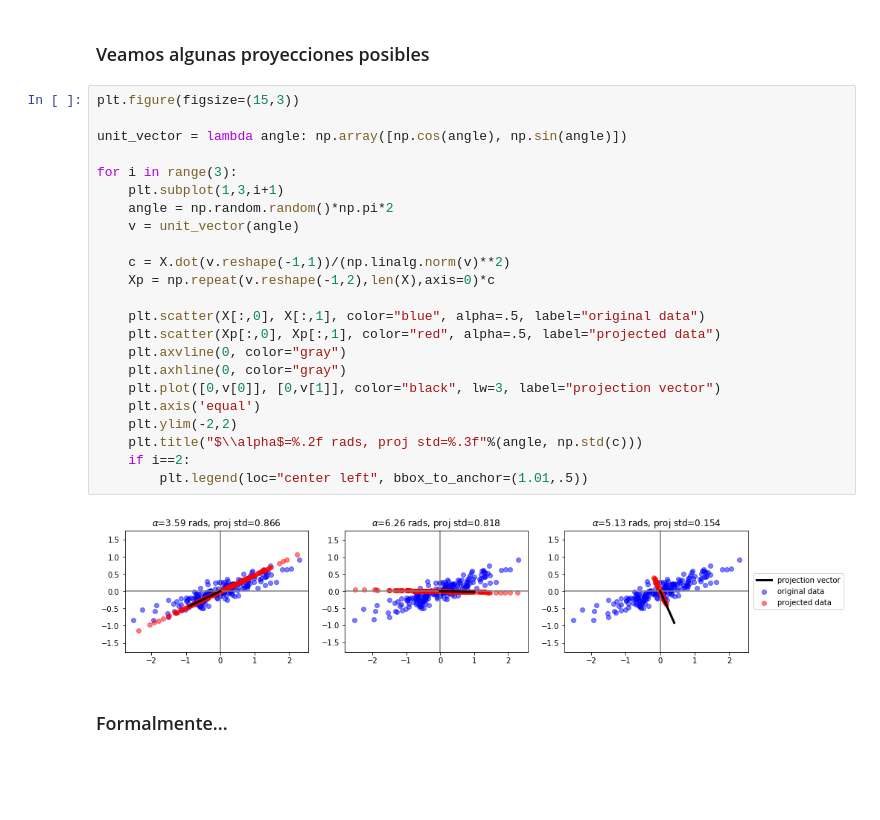
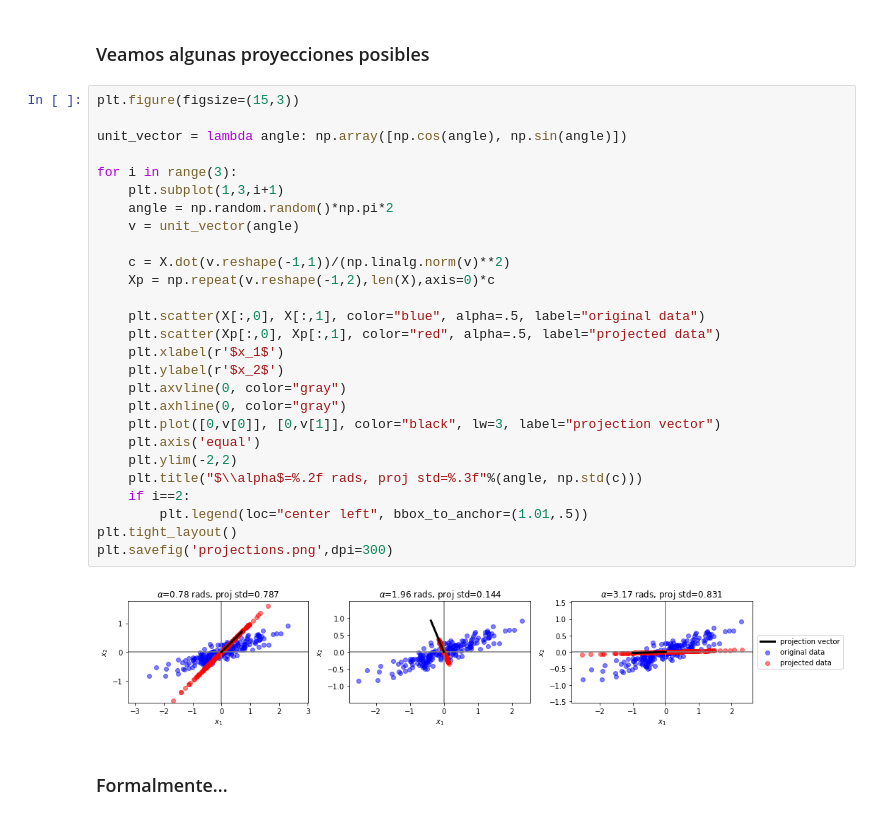
Before and after one commit to jdariasl/ML_2020, a Jupyter notebook: Clase 19 - Análisis de Componentes Principales.ipynb, the cells around one changed output. Drawn from its saved outputs; the diff is of its cells as text; blank space fills up the shorter version.

```diff
--- a/Clase 19 - Análisis de Componentes Principales.ipynb
+++ b/Clase 19 - Análisis de Componentes Principales.ipynb
@@ -38,28 +42,32 @@ plt.scatter(X[:,0], X[:,1])
 # %%
 plt.figure(figsize=(15,3))
 
 unit_vector = lambda angle: np.array([np.cos(angle), np.sin(angle)])
 
 for i in range(3):
     plt.subplot(1,3,i+1)
     angle = np.random.random()*np.pi*2
     v = unit_vector(angle)
 
     c = X.dot(v.reshape(-1,1))/(np.linalg.norm(v)**2)
     Xp = np.repeat(v.reshape(-1,2),len(X),axis=0)*c
 
     plt.scatter(X[:,0], X[:,1], color="blue", alpha=.5, label="original data")
     plt.scatter(Xp[:,0], Xp[:,1], color="red", alpha=.5, label="projected data")
+    plt.xlabel(r'$x_1$')
+    plt.ylabel(r'$x_2$')
     plt.axvline(0, color="gray")
     plt.axhline(0, color="gray")
     plt.plot([0,v[0]], [0,v[1]], color="black", lw=3, label="projection vector")
     plt.axis('equal')
     plt.ylim(-2,2)
     plt.title("$\\alpha$=%.2f rads, proj std=%.3f"%(angle, np.std(c)))
     if i==2:
         plt.legend(loc="center left", bbox_to_anchor=(1.01,.5))
+plt.tight_layout()
+plt.savefig('projections.png',dpi=300)
 # %% [output]
-[figure, old version]
+[figure, new version]
 # %% [markdown]
 ### Formalmente...
 # %% [markdown]
```
Also changed, not shown: parts of 5 cells of this notebook, 15 other files.
